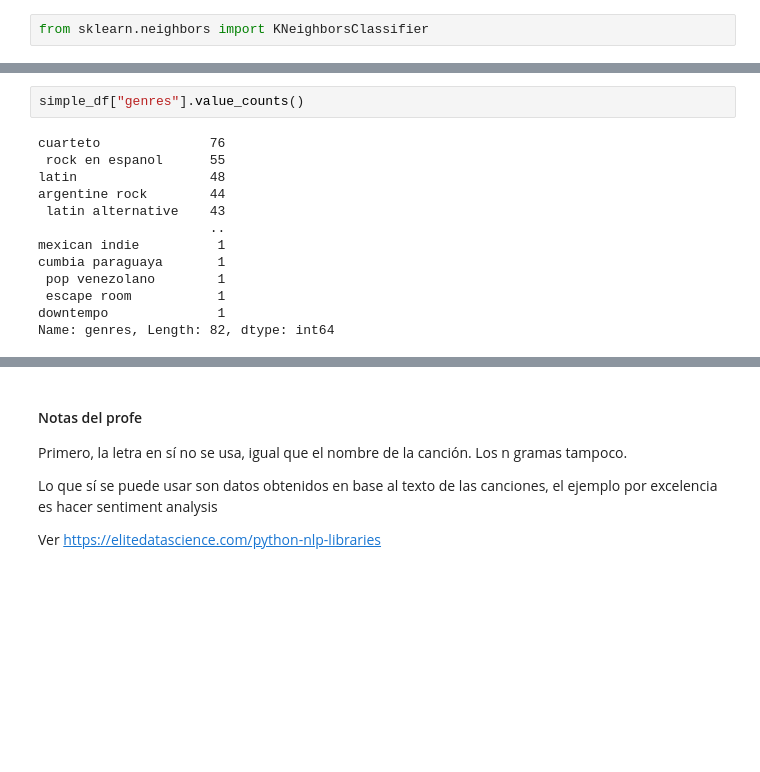
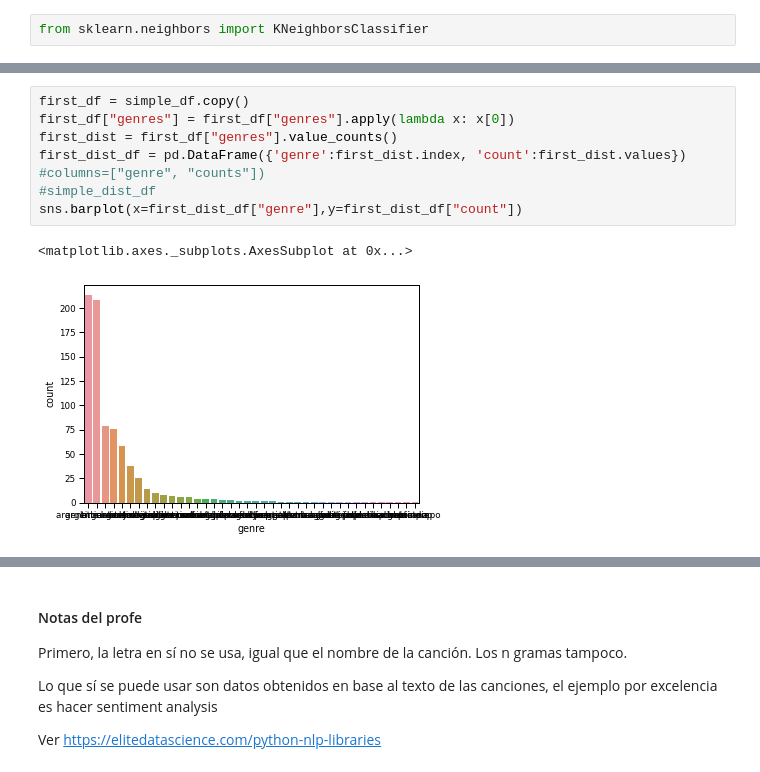
Before and after one commit to karen-pal/mentoria-canciones-DiploDatos, a Jupyter notebook: practico_3.ipynb, the cells around one changed output, grey strips where cells are left out. Cells and saved outputs as stored; diff of their text form; blank space fills up the shorter version.

```diff
--- a/practico_3.ipynb
+++ b/practico_3.ipynb
@@ -527,15 +492,11 @@ Name: genres, dtype: int64
-# %%
-simple_df["genres"].value_counts()
-# %% [output]
-cuarteto              76
- rock en espanol      55
-latin                 48
-argentine rock        44
- latin alternative    43
-                      ..
-mexican indie          1
-cumbia paraguaya       1
- pop venezolano        1
- escape room           1
-downtempo              1
-Name: genres, Length: 82, dtype: int64
+# %%
+first_df = simple_df.copy()
+first_df["genres"] = first_df["genres"].apply(lambda x: x[0])
+first_dist = first_df["genres"].value_counts()
+first_dist_df = pd.DataFrame({'genre':first_dist.index, 'count':first_dist.values})
+#columns=["genre", "counts"])
+#simple_dist_df
+sns.barplot(x=first_dist_df["genre"],y=first_dist_df["count"])
+# %% [output]
+<matplotlib.axes._subplots.AxesSubplot at 0x...>
+[figure, added]
```
Also changed, not shown: parts of 15 cells of this notebook.
